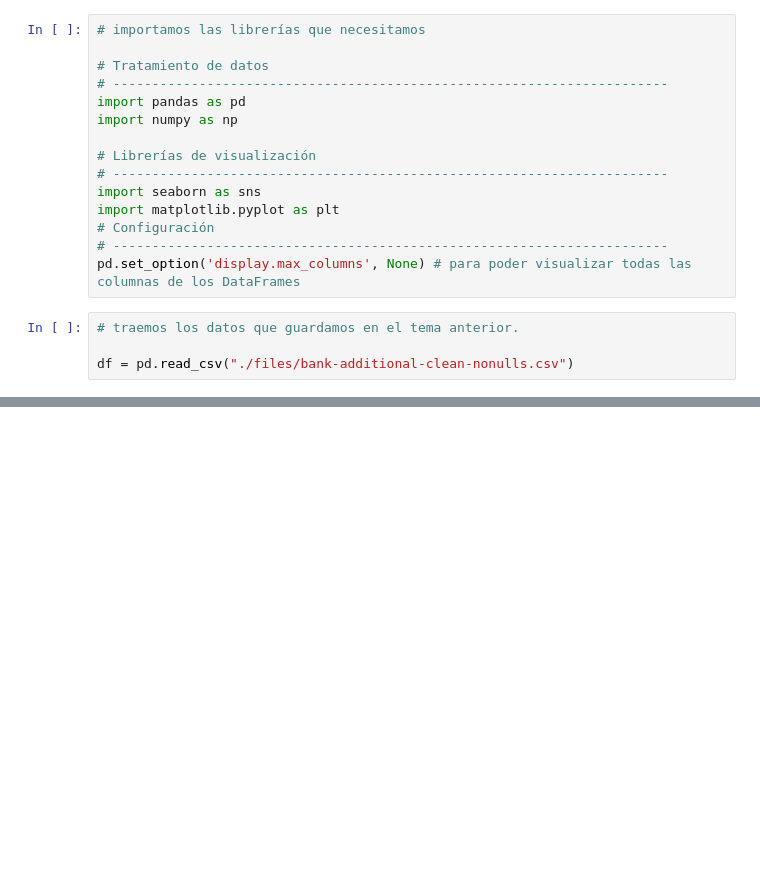
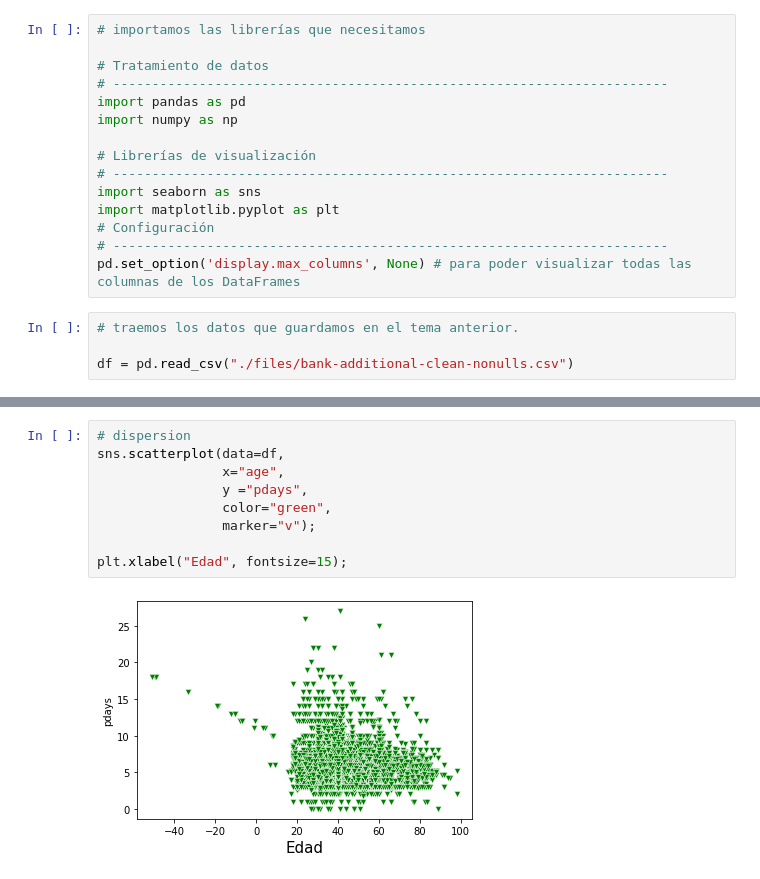
Before and after one commit to Adalab/da-promo-b-pt-ejercicios-profes, a Jupyter notebook: Modulo3/modulo-3-leccion-07-visualizacion.ipynb, the cells around one changed output, grey strips where cells are left out. Cells and saved outputs as stored; diff of their text form; blank space fills up the shorter version.

```diff
--- a/Modulo3/modulo-3-leccion-07-visualizacion.ipynb
+++ b/Modulo3/modulo-3-leccion-07-visualizacion.ipynb
@@ -32,0 +57,11 @@ df.head()
+# %%
+# dispersion
+sns.scatterplot(data=df,
+                x="age",
+                y ="pdays",
+                color="green",
+                marker="v");
+
+plt.xlabel("Edad", fontsize=15);
+# %% [output]
+[figure, added]
```
Also changed, not shown: parts of 13 cells of this notebook, 2 other files.
